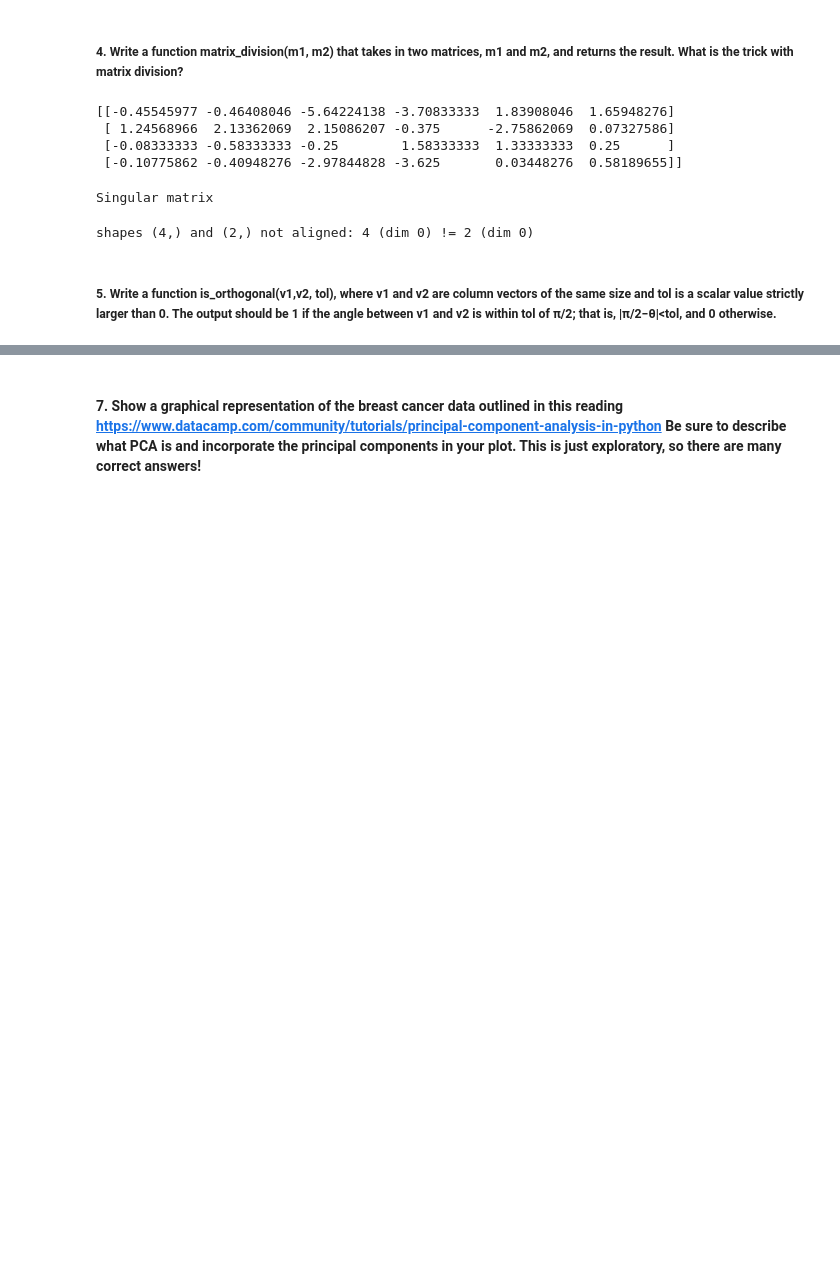
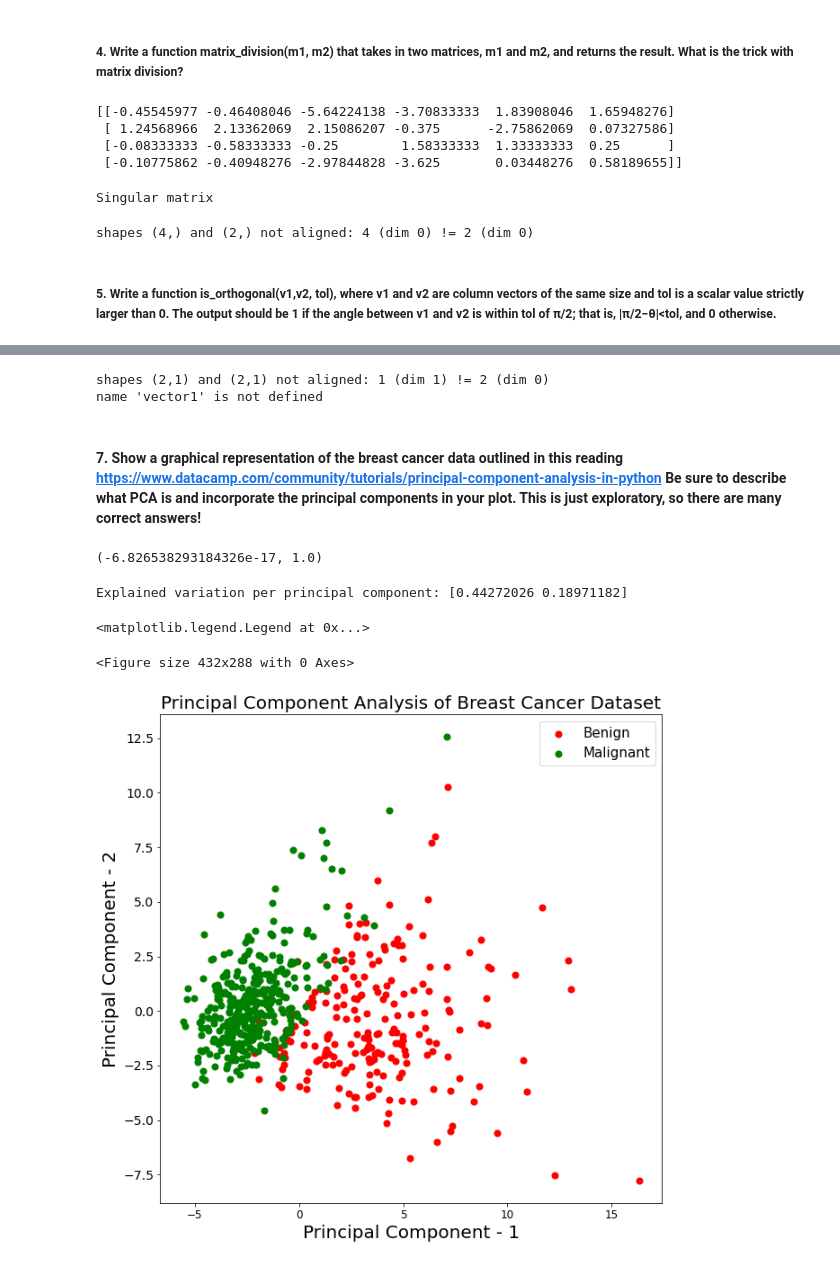
Before and after one commit to jmort16/week_10, a Jupyter notebook: wk_10_hmwk.ipynb, the cells around one changed output, grey strips where cells are left out. Cells and saved outputs as stored; diff of their text form; code cells hidden in the pictures; blank space fills up the shorter version.

Commit message:
nearly finalized week 10 hmwk

```diff
--- a/wk_10_hmwk.ipynb
+++ b/wk_10_hmwk.ipynb
@@ -189,2 +223,81 @@ TypeError: unsupported operand type(s) for -: 'float' and 'NoneType'
+# %%
+object_x=vector_calculator(a,b)
+object_x.tol = 0.01
+object_x.angle_between()
+object_x.is_orthogonal()
+# %% [output]
+shapes (2,1) and (2,1) not aligned: 1 (dim 1) != 2 (dim 0)
+name 'vector1' is not defined
 # %% [markdown]
 #### 7.	Show a graphical representation of the breast cancer data outlined in this reading https://www.datacamp.com/community/tutorials/principal-component-analysis-in-python Be sure to describe what PCA is and incorporate the principal components in your plot. This is just exploratory, so there are many correct answers!
+# %%
+from sklearn.datasets import load_breast_cancer
+from sklearn.preprocessing import StandardScaler
+from sklearn.decomposition import PCA
+import matplotlib.pyplot as plt
+
+# Importing data (with .data) to show features of each sample
+breast = load_breast_cancer()
+breast_data = breast.data
+# Import labels (with .target) to show outcome of each sample (benign or malignant)
+breast_labels = breast.target
+
+# list of all features WITHOUT 'label'
+features = breast.feature_names
+#list of all features WITH 'label' included
+features_labels = np.append(features,'label')
+# reshape it to a column to prep for concatenation
+labels = np.reshape(breast_labels,(569,1))
+
+# concatenate labels with data to create a dataframe
+final_breast_data = np.concatenate([breast_data,labels],axis=1)
+breast_dataset = pd.DataFrame(final_breast_data)
+
+# name columns of dataframe with features (with 'label' included)
+breast_dataset.columns = features_labels
+# change label column from numerical data to words for clarity
+breast_dataset['label'].replace(0, 'Benign',inplace=True)
+breast_dataset['label'].replace(1, 'Malignant',inplace=True)
+
+# select the data from the features columns (intentionally leaving out the 'label' column) for PCA
+x = breast_dataset.loc[:, features].values
+# normalize the features
+x = StandardScaler().fit_transform(x)
+
+# check that mean is (essentially) 0 and standard deviation is 1
+np.mean(x),np.std(x)
+# %% [output]
+(-6.826538293184326e-17, 1.0)
+# %%
+# convert to a tabular format and create dataframe containing normalized data
+feat_cols = ['feature'+str(i) for i in range(x.shape[1])]
+normalized_breast = pd.DataFrame(x,columns=feat_cols)
+
+# apply PCA to reduce data to two principal components
+pca_breast = PCA(n_components=2)
+principalComponents_breast = pca_breast.fit_transform(x)
+# create dataframe with only the two principal components
+principal_breast_Df = pd.DataFrame(data = principalComponents_breast, columns = ['principal component 1', 'principal component 2'])
+print('Explained variation per principal component: {}'.format(pca_breast.explained_variance_ratio_))
+
+# create a scatterplot one principal component on each axis
+plt.figure()
+plt.figure(figsize=(10,10))
+plt.xticks(fontsize=12)
+plt.yticks(fontsize=14)
+plt.xlabel('Principal Component - 1',fontsize=20)
+plt.ylabel('Principal Component - 2',fontsize=20)
+plt.title("Principal Component Analysis of Breast Cancer Dataset",fontsize=20)
+targets = ['Benign', 'Malignant']
+colors = ['r', 'g']
+for target, color in zip(targets,colors):
+    indicesToKeep = breast_dataset['label'] == target
+    plt.scatter(principal_breast_Df.loc[indicesToKeep, 'principal component 1']
+               , principal_breast_Df.loc[indicesToKeep, 'principal component 2'], c = color, s = 50)
+
+plt.legend(targets,prop={'size': 15})
+# %% [output]
+Explained variation per principal component: [0.44272026 0.18971182]
+<matplotlib.legend.Legend at 0x...>
+<Figure size 432x288 with 0 Axes>
+[figure, added]
```
Also changed, not shown: parts of 11 cells of this notebook.
